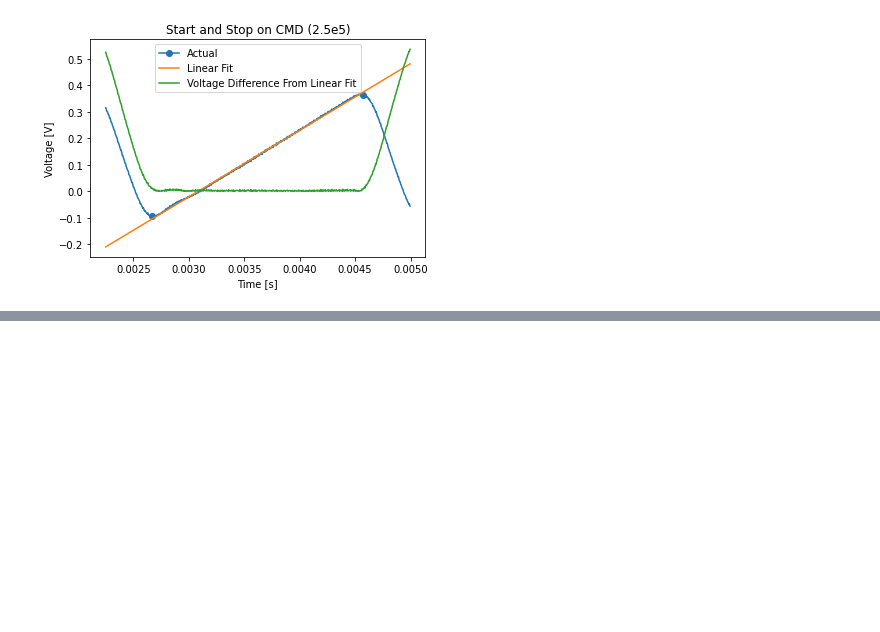
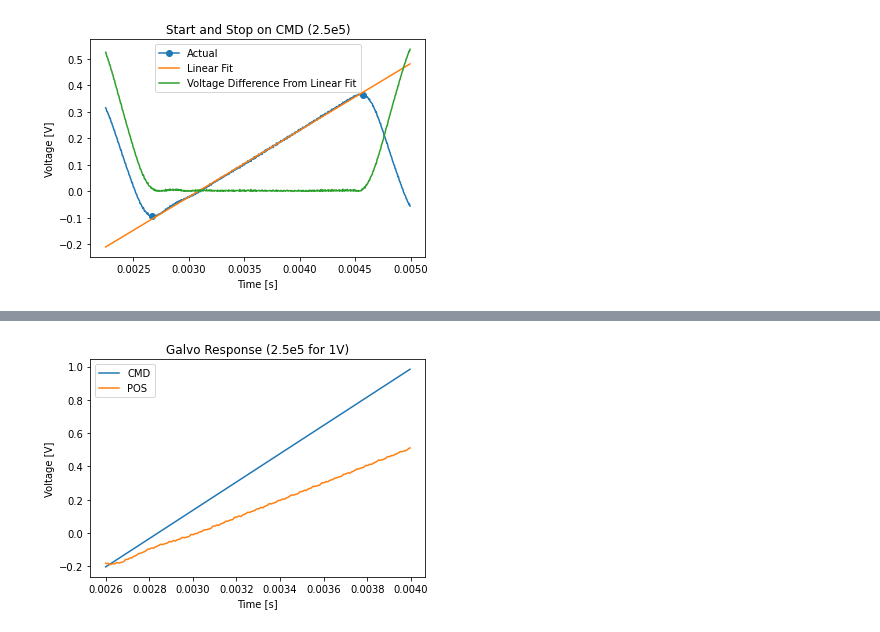
Before and after one commit to jas-priatna/scanner-calibration, a Jupyter notebook: scanner_calibration.ipynb, the cells around one changed output, grey strips where cells are left out. Cells and saved outputs as stored; diff of their text form; code cells hidden in the pictures; blank space fills up the shorter version.

```diff
--- a/scanner_calibration.ipynb
+++ b/scanner_calibration.ipynb
@@ -1175,0 +1200,4 @@ x_2e5_05, old_y_2e5_05, new_y_2e5_05, ystart_2e5_05, yend_2e5_05 = new_line_regr
+# %%
+plot_line(t_2_5e5[650:1000], cmd_2_5e5[650:1000], freq=2.5e5, title="Galvo Response (2.5e5 for 1V)", ylabel1="CMD", ylabel2="POS", y2=pos_2_5e5[650:1000])
+# %% [output]
+[figure, added]
```
Also changed, not shown: parts of 13 cells of this notebook.
